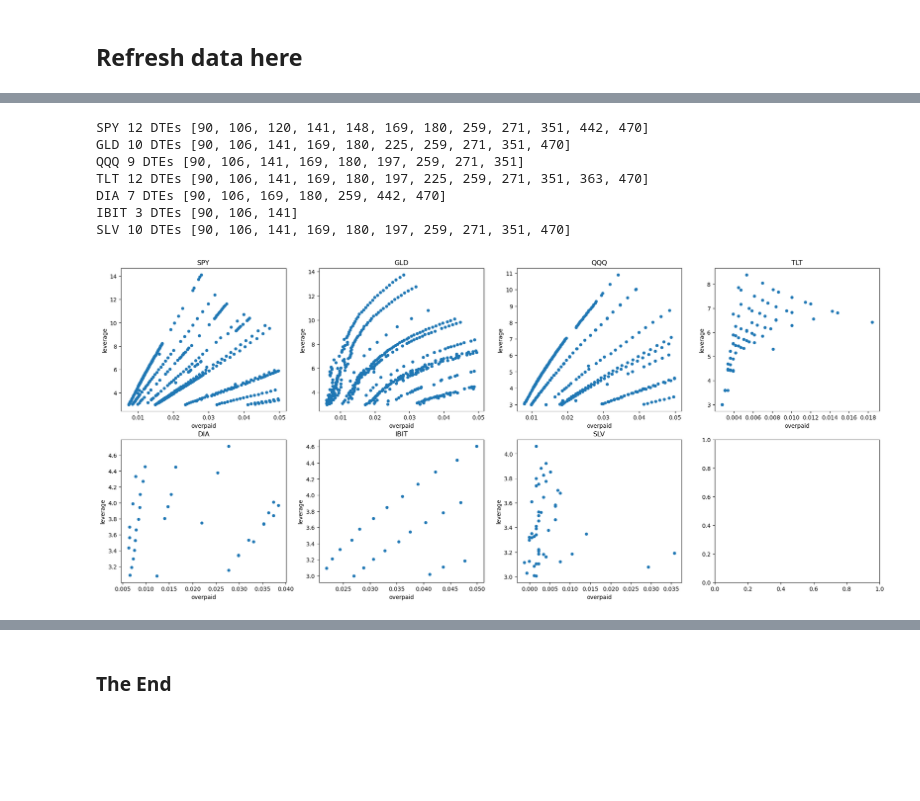
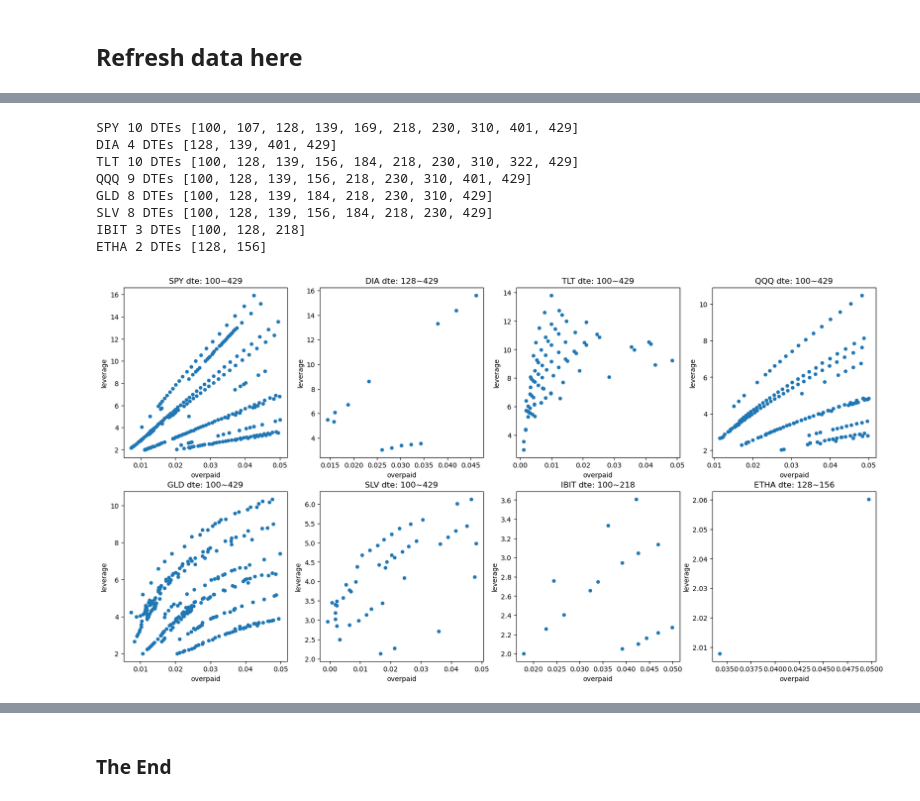
Before and after one commit to shufengtan/op, a Jupyter notebook: leaps_latest.ipynb, the cells around one changed output, grey strips where cells are left out. Saved outputs shown, nothing was run; the diff lists cells and outputs as text; code cells hidden in the pictures; blank space fills up the shorter version.

Commit message:
Add functions for plotting option data

```diff
--- a/leaps_latest.ipynb
+++ b/leaps_latest.ipynb
@@ -18,6 +59,7 @@ ocd = OptionChainDownloader(chain_dir, quotes_dir, leaps_dir, cookie_file, logge
 # %%
-#symlist = ['SPY'] # TLT GLD IBIT'.split(' ')
-symlist = 'QQQ SPY TLT DIA IBIT ETHA GLD SLV'.split(' ')
+#symlist = ['GLD', 'QQQ'] # TLT GLD IBIT'.split(' ')
+symlist = 'QQQ SPY TLT DIA IBIT ETHA GLD SLV CRCL'.split(' ')
+#symlist = 'TSM NVDA AAPL MSFT GOOGL AMZN META TSLA'.split(' ')
 #symlist = 'QQQ SPY TLT DIA IBIT GLD'.split(' ')
 # %% [markdown]
 ## Refresh data here
@@ -30,8 +89,8 @@ print(_n, 'files downloaded', int(time.time() - _t0), 'seconds')
 # %%
-self.get_quote_df(symlist)
-_df = self.build_option_df(symlist)
 _df = self.separate_df(_df, 'call')
 df_leaps = self.sort_leaps_df(_df)
+df_leaps = df_leaps.drop(columns=['load_dt'])
 df_leaps['leverage'] = df_leaps.lastPrice/df_leaps.mid*df_leaps.Delta
 df_leaps['overpaid'] = (df_leaps.mid + df_leaps.strike)/df_leaps.lastPrice - 1
+df_leaps.loc[:, ['dte', 'expDt']].groupby('dte').first()
 # %% [output]
@@ -87,0 +124,7 @@ _df[_df.index.get_level_values('symbol') != '_'].head(60)
+# %%
+plt.rcParams['figure.figsize'] = (20, 4)
+fig, ax = plt.subplots(1, 2)
+df_all = self.overall_put_call_ratios(df_cp)
+df1 = self.overall_put_call_ratios(df_cp, [90, 180])
+df_all.sort_values(by='Volume').plot(kind='bar', ax=ax[0], title='All DTE')
+_ = df1.sort_values(by='Volume').plot(kind='bar', ax=ax[1], title=f'DTE 90 to 180')
@@ -88,25 +133,12 @@ _df[_df.index.get_level_values('symbol') != '_'].head(60)
 # %%
-plt.rcParams['figure.figsize'] = (24, 10)
-_symlist = list(_df.index.get_level_values('symbol').unique())
-if len(_symlist) <= 4:
-    nr = 1
-else:
-    nr = 2
-nc = int(np.ceil(len(_symlist)/nr))
-fig, ax = plt.subplots(nr, nc)
-for i, symbol in enumerate(_symlist):
-    _dte = sorted(_df.loc[symbol].dte.unique())
-    print(symbol, len(_dte), 'DTEs', _dte)
-    if nr == 1:
-        _df.loc[symbol][(_df.overpaid <= overpaid_ub)].plot(kind='scatter', x='overpaid', y='leverage', ax=ax[i%nc], title=symbol)
-    else:
-        _df.xs(symbol, level='symbol').plot(kind='scatter', x='overpaid', y='leverage', ax=ax[i//nc, i%nc], title=symbol)
+_df = plot_leaps_leverage_overpaid(df_leaps, delta_lb=0.5, overpaid_ub=0.05, price_lb=5, spread_ub=5, leverage_lb=2, openinterest_lb=100)
 # %% [output]
-SPY 12 DTEs [90, 106, 120, 141, 148, 169, 180, 259, 271, 351, 442, 470]
-GLD 10 DTEs [90, 106, 141, 169, 180, 225, 259, 271, 351, 470]
-QQQ 9 DTEs [90, 106, 141, 169, 180, 197, 259, 271, 351]
-TLT 12 DTEs [90, 106, 141, 169, 180, 197, 225, 259, 271, 351, 363, 470]
-DIA 7 DTEs [90, 106, 169, 180, 259, 442, 470]
-IBIT 3 DTEs [90, 106, 141]
-SLV 10 DTEs [90, 106, 141, 169, 180, 197, 259, 271, 351, 470]
+SPY 10 DTEs [100, 107, 128, 139, 169, 218, 230, 310, 401, 429]
+DIA 4 DTEs [128, 139, 401, 429]
+TLT 10 DTEs [100, 128, 139, 156, 184, 218, 230, 310, 322, 429]
+QQQ 9 DTEs [100, 128, 139, 156, 218, 230, 310, 401, 429]
+GLD 8 DTEs [100, 128, 139, 184, 218, 230, 310, 429]
+SLV 8 DTEs [100, 128, 139, 156, 184, 218, 230, 429]
+IBIT 3 DTEs [100, 128, 218]
+ETHA 2 DTEs [128, 156]
-[figure, old version]
+[figure, new version]
```
Also changed, not shown: parts of 21 cells of this notebook, 2 other files.
